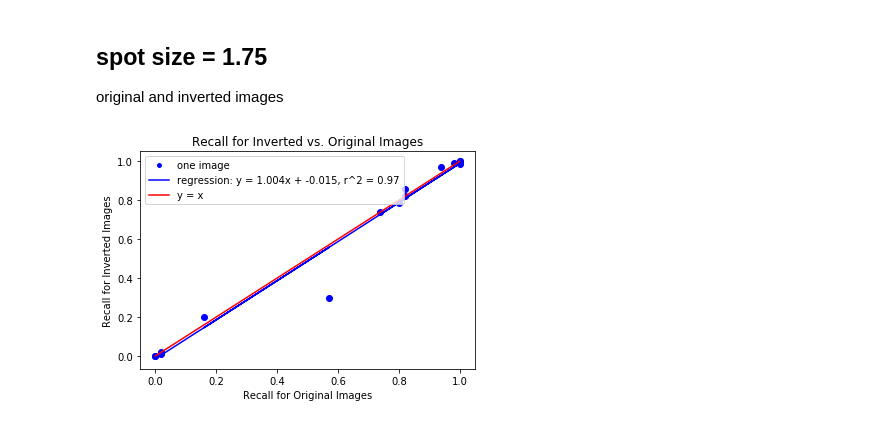
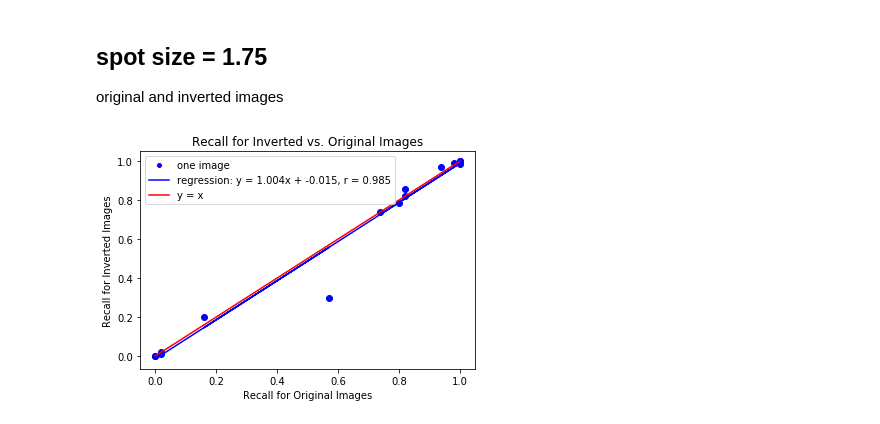
Before and after one commit to czbiohub-sf/instapaper, a Jupyter notebook: figures/SI/fig_6d/fig_6d.ipynb, the cells around one changed output. Saved outputs shown, nothing was run; the diff lists cells and outputs as text; code cells hidden in the pictures.

```diff
--- a/figures/SI/fig_6d/fig_6d.ipynb
+++ b/figures/SI/fig_6d/fig_6d.ipynb
@@ -321,20 +321,23 @@ np.savetxt('./data/recall_inv.csv', recall_inv, delimiter=',')
 # %%
 recall_og = np.genfromtxt('./data/recall_og.csv')
 recall_inv = np.genfromtxt('./data/recall_inv.csv')
+
+slope, intercept, r_value, p_value, std_err = stats.linregress(recall_og, recall_inv)
+line = [slope * x + intercept for x in recall_og]
 
 plt.figure()
 plt.plot(recall_og,recall_inv,'o', recall_og, line, c='b')
 plt.plot([0,1], [0,1], c='r')
 plt.title('Recall for Inverted vs. Original Images')
 plt.xlabel('Recall for Original Images')
 plt.ylabel('Recall for Inverted Images')
 
 e1 = Line2D([0],[0], marker='o', color='w', markerfacecolor='b', label='one image')
-e2 = Line2D([0],[0], color='b', label='regression: y = %sx + %s, r^2 = %s' % (round(slope,3), round(intercept,3), round((r_value*r_value),3)))
+e2 = Line2D([0],[0], color='b', label='regression: y = %sx + %s, r = %s' % (round(slope,3), round(intercept,3), round((r_value),3)))
 e3 = Line2D([0],[0], color='r', label='y = x')
 plt.legend(handles=[e1, e2, e3], loc='upper left')
 plt.savefig("recall_inv_vs_orig.pdf", transparent=True, bbox_inches="tight")
 
 plt.show()
 # %% [output]
-[figure, old version]
+[figure, new version]
```
Also changed, not shown: parts of 1 cell of this notebook, 4 other files.
